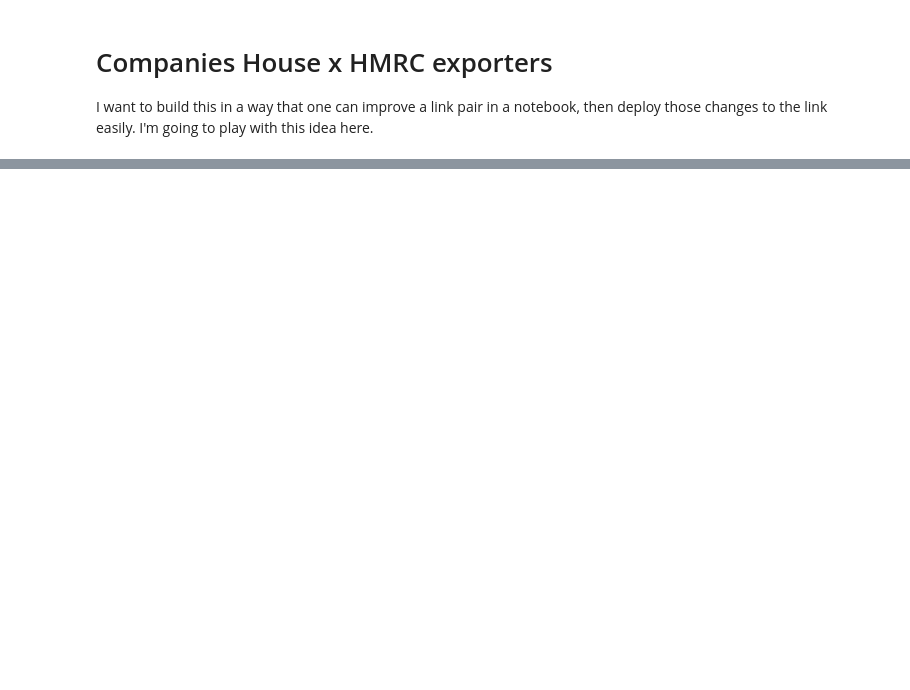
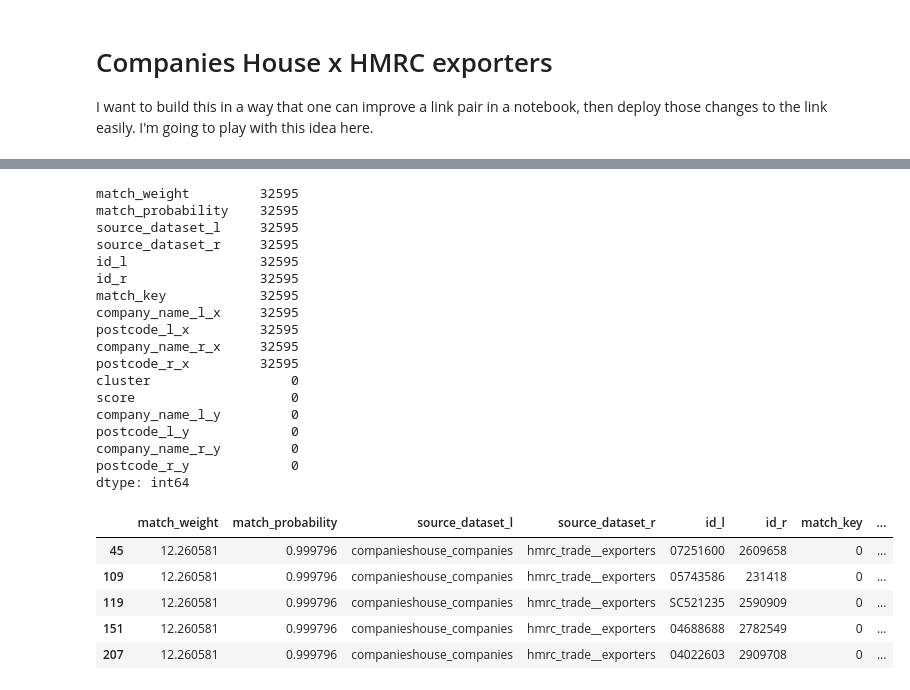
Before and after one commit to will-langdale/matchbox, a Jupyter notebook: notebooks/WL_CHxExp.ipynb, the cells around one changed output, grey strips where cells are left out. Saved outputs shown, nothing was run; the diff lists cells and outputs as text; code cells hidden in the pictures; blank space fills up the shorter version.

```diff
--- a/notebooks/WL_CHxExp.ipynb
+++ b/notebooks/WL_CHxExp.ipynb
@@ -127,0 +202,13 @@ existing
+# %%
+disagree = (
+    predictions
+    .merge(
+        existing,
+        how='outer',
+        on=['id_l', 'id_r'],
+        indicator=True
+    )
+)
+
+prediction_only = disagree[(disagree._merge=='left_only')].drop('_merge', axis=1)
+existing_only = disagree[(disagree._merge=='right_only')].drop('_merge', axis=1)
@@ -127,0 +243,28 @@ existing
+# %%
+prediction_only.count()
+prediction_only.head(5)
+# %% [output]
+match_weight         32595
+match_probability    32595
+source_dataset_l     32595
+source_dataset_r     32595
+id_l                 32595
+id_r                 32595
+match_key            32595
+company_name_l_x     32595
+postcode_l_x         32595
+company_name_r_x     32595
+postcode_r_x         32595
+cluster                  0
+score                    0
+company_name_l_y         0
+postcode_l_y             0
+company_name_r_y         0
+postcode_r_y             0
+dtype: int64
+|  | match_weight | match_probability | source_dataset_l | source_dataset_r | id_l | id_r | match_key | ... |
+| 45 | 12.260581 | 0.999796 | companieshouse_companies | hmrc_trade__exporters | 07251600 | 2609658 | 0 | ... |
+| 109 | 12.260581 | 0.999796 | companieshouse_companies | hmrc_trade__exporters | 05743586 | 231418 | 0 | ... |
+| 119 | 12.260581 | 0.999796 | companieshouse_companies | hmrc_trade__exporters | SC521235 | 2590909 | 0 | ... |
+| 151 | 12.260581 | 0.999796 | companieshouse_companies | hmrc_trade__exporters | 04688688 | 2782549 | 0 | ... |
+| 207 | 12.260581 | 0.999796 | companieshouse_companies | hmrc_trade__exporters | 04022603 | 2909708 | 0 | ... |
```
Also changed, not shown: parts of 12 cells of this notebook, 7 other files.
